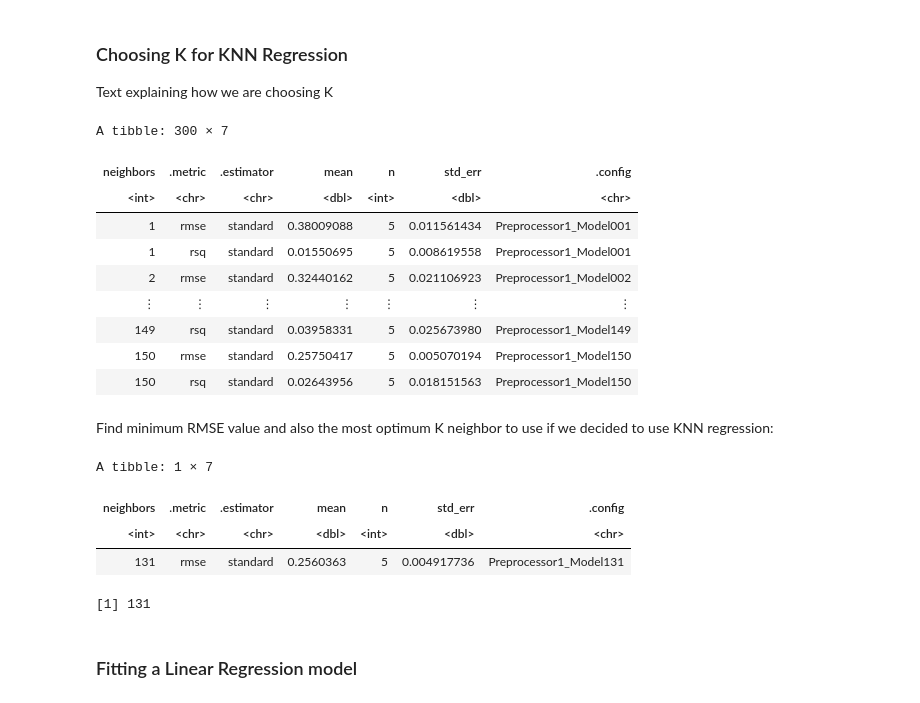
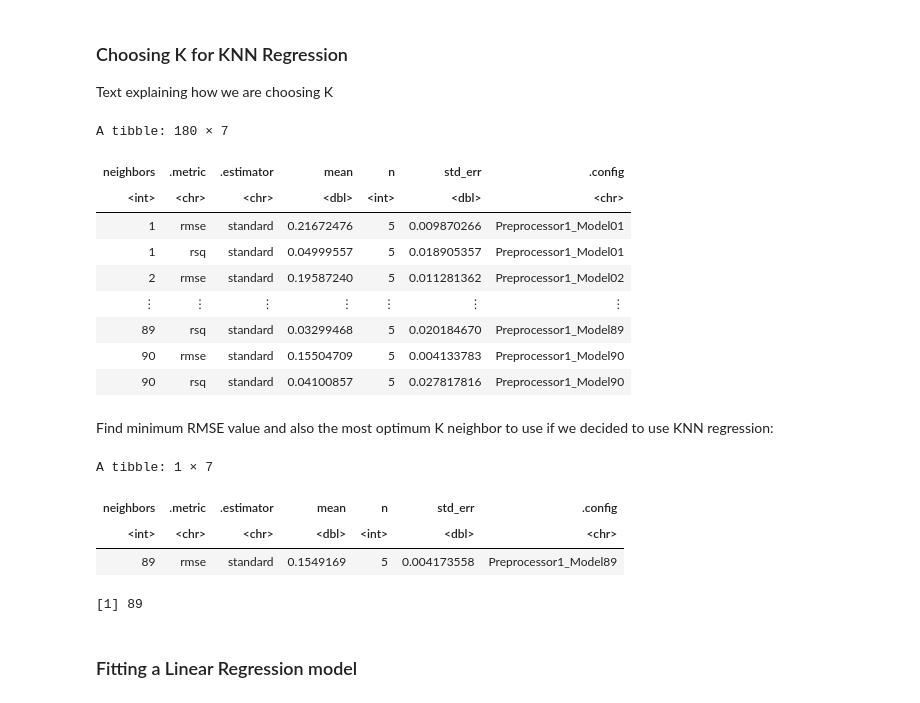
Before and after one commit to BoBomanUltra/Project_Group_39, a Jupyter notebook: Project_Proposal.ipynb, the cells around one changed output. Drawn from its saved outputs; the diff is of its cells as text; code cells hidden in the pictures.

```diff
--- a/Project_Proposal.ipynb
+++ b/Project_Proposal.ipynb
@@ -138,9 +139,11 @@ player_stats <- rbind(player_stats_winners, player_stats_losers)|>
     mutate(results = as.numeric(results))|>
     mutate(results = results-1)|>
     group_by(name, ht)|>
-    summarize(rate_of_losing=mean(results), mean_age=mean(age))|>
+    summarize(rate_of_losing=mean(results), mean_age=mean(age), matches_played = n())|>
+    ungroup() |>
+    filter(matches_played >= 5) |>
     mutate(rate_of_winning = 1 - rate_of_losing) |>
-    select(-rate_of_losing)
+    select(-rate_of_losing, -matches_played)
 #|> arrange(rate_of_winning)
 player_stats
 
@@ -324,31 +327,31 @@ Text explaining how we are choosing K
 # %%
 set.seed(1234)
 player_stats_spec <- nearest_neighbor(weight_func = "rectangular", neighbors = tune()) |>
     set_engine("kknn") |>
     set_mode("regression")
 
 player_stats_vfold <- vfold_cv(player_stats_training, v = 5, strata = rate_of_winning)
 
-gridvals <- tibble(neighbors = seq(1, 150))
+gridvals <- tibble(neighbors = seq(1, 90))
 
 player_stats_results <- workflow() |>
     add_recipe(player_stats_recipe) |>
     add_model(player_stats_spec) |>
     tune_grid(resamples = player_stats_vfold, grid = gridvals) |> # if you use grid = 200, it will test for neighbours from 1:200 (same as gridvals in this case)
     collect_metrics()
 
 player_stats_results
 # %% [output]
-A tibble: 300 × 7
+A tibble: 180 × 7
 | neighbors | .metric | .estimator | mean | n | std_err | .config |
 | <int> | <chr> | <chr> | <dbl> | <int> | <dbl> | <chr> |
-| 1 | rmse | standard | 0.38009088 | 5 | 0.011561434 | Preprocessor1_Model001 |
-| 1 | rsq | standard | 0.01550695 | 5 | 0.008619558 | Preprocessor1_Model001 |
-| 2 | rmse | standard | 0.32440162 | 5 | 0.021106923 | Preprocessor1_Model002 |
+| 1 | rmse | standard | 0.21672476 | 5 | 0.009870266 | Preprocessor1_Model01 |
+| 1 | rsq | standard | 0.04999557 | 5 | 0.018905357 | Preprocessor1_Model01 |
+| 2 | rmse | standard | 0.19587240 | 5 | 0.011281362 | Preprocessor1_Model02 |
 | ⋮ | ⋮ | ⋮ | ⋮ | ⋮ | ⋮ | ⋮ |
-| 149 | rsq | standard | 0.03958331 | 5 | 0.025673980 | Preprocessor1_Model149 |
-| 150 | rmse | standard | 0.25750417 | 5 | 0.005070194 | Preprocessor1_Model150 |
-| 150 | rsq | standard | 0.02643956 | 5 | 0.018151563 | Preprocessor1_Model150 |
+| 89 | rsq | standard | 0.03299468 | 5 | 0.020184670 | Preprocessor1_Model89 |
+| 90 | rmse | standard | 0.15504709 | 5 | 0.004133783 | Preprocessor1_Model90 |
+| 90 | rsq | standard | 0.04100857 | 5 | 0.027817816 | Preprocessor1_Model90 |
 # %% [markdown]
 Find minimum RMSE value and also the most optimum K neighbor to use if we decided to use KNN regression:
 # %%
@@ -368,8 +371,8 @@ k_min # Incase we decide to use KNN regression
 A tibble: 1 × 7
 | neighbors | .metric | .estimator | mean | n | std_err | .config |
 | <int> | <chr> | <chr> | <dbl> | <int> | <dbl> | <chr> |
-| 131 | rmse | standard | 0.2560363 | 5 | 0.004917736 | Preprocessor1_Model131 |
+| 89 | rmse | standard | 0.1549169 | 5 | 0.004173558 | Preprocessor1_Model89 |
-[1] 131
+[1] 89
 # %% [markdown]
 ### Fitting a Linear Regression model
 # %%
```
Also changed, not shown: parts of 10 cells of this notebook.
